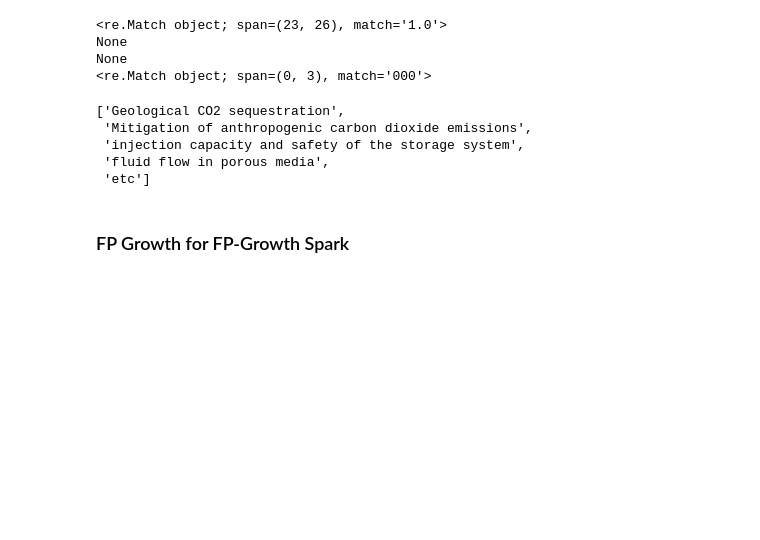
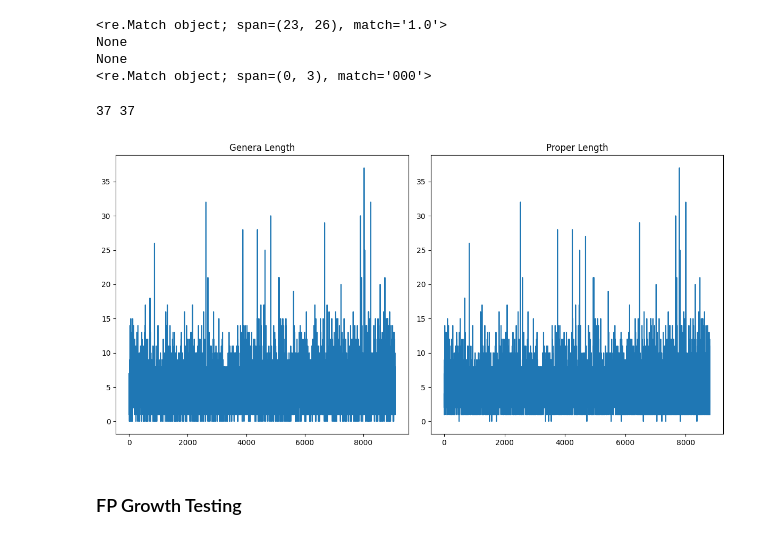
Before and after one commit to sinomark123/knowledge-graph-for-stakeholder-risks-detection-in-mega-infrastructure-projects, a Jupyter notebook: LLama_result_clean/FP_Growth_Inference/FP_growth.ipynb, the cells around one changed output. Saved outputs shown, nothing was run; the diff lists cells and outputs as text; code cells hidden in the pictures; blank space fills up the shorter version.

```diff
--- a/LLama_result_clean/FP_Growth_Inference/FP_growth.ipynb
+++ b/LLama_result_clean/FP_Growth_Inference/FP_growth.ipynb
@@ -56,14 +57,22 @@ for word in [words1, word2, word3, word4]:
 None
 None
 <re.Match object; span=(0, 3), match='000'>
-# %%
-sets[0]
-# %% [output]
-['Geological CO2 sequestration',
- 'Mitigation of anthropogenic carbon dioxide emissions',
- 'injection capacity and safety of the storage system',
- 'fluid flow in porous media',
- 'etc']
+# %%
+sets_proper = [myFunc(1.0, val) for val in sets if val ]
+fig, ax = plt.subplots(1, 2, figsize=(12, 6))
+generaLength, properLength = [len(subitem) for subitem in sets], [len(subitem) for subitem in sets_proper]
+print(max(generaLength), max(properLength))
+ax[0].plot(generaLength)  # Plot the first horizontal bar chart
+ax[0].set_title('Genera Length')  # Add a title to the first subplot
+
+ax[1].plot(properLength)  # Plot the second horizontal bar chart
+ax[1].set_title('Proper Length')  # Add a title to the second subplot
+
+plt.tight_layout()  # Adjust the spacing between subplots if necessary
+plt.show()  # Display the plot
+# %% [output]
+37 37
+[figure, added]
 # %%
 # sets_proper = filter(myFunc, sets)
 # sets_proper=list(sets_proper)
@@ -71,2 +79,2 @@ sets_proper = [myFunc(1.0, val) for val in sets if val ]
 # %% [markdown]
-### FP Growth for FP-Growth Spark
+### FP Growth Testing
```
Also changed, not shown: parts of 23 cells of this notebook, 11 other files.
